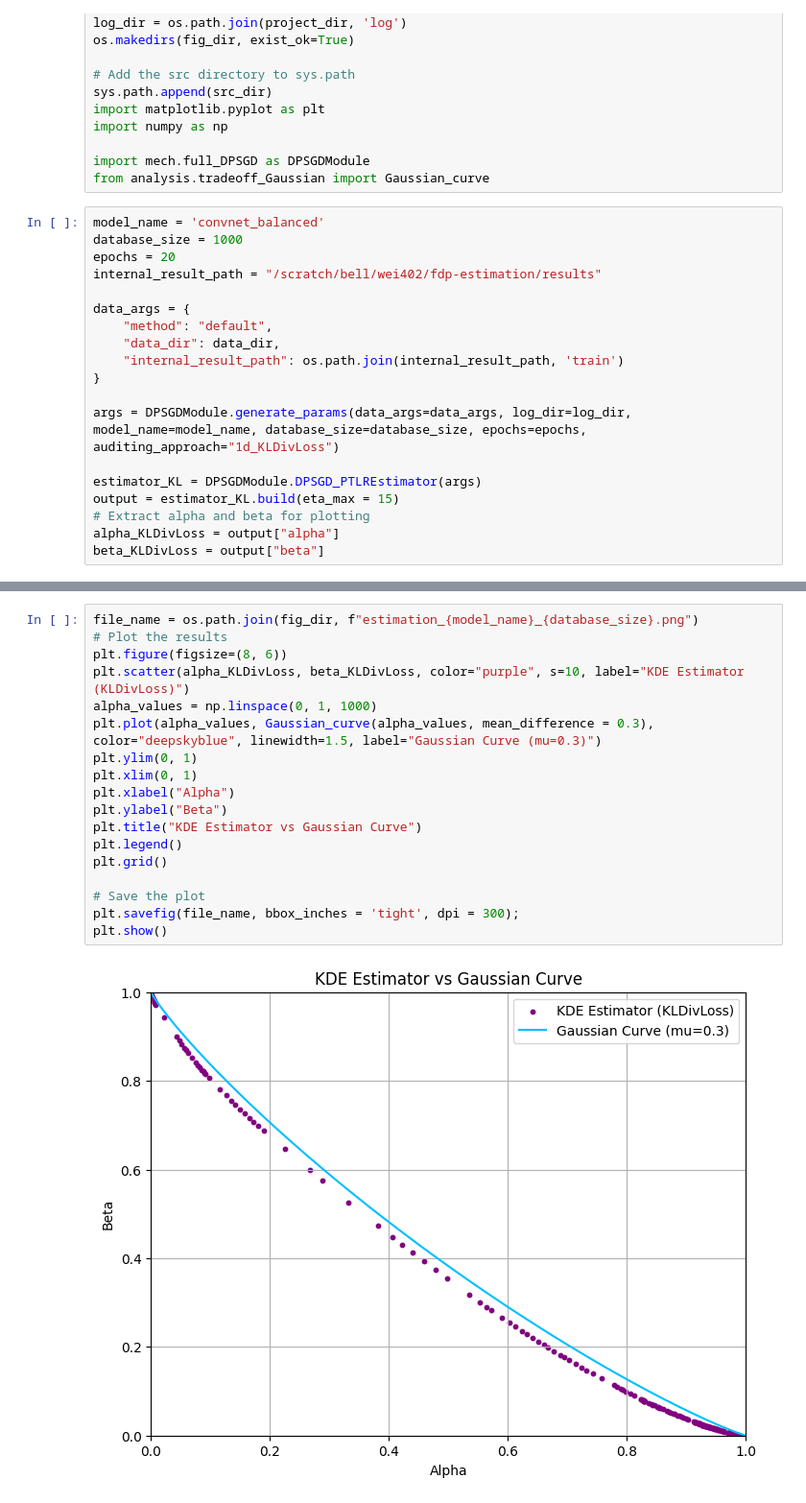
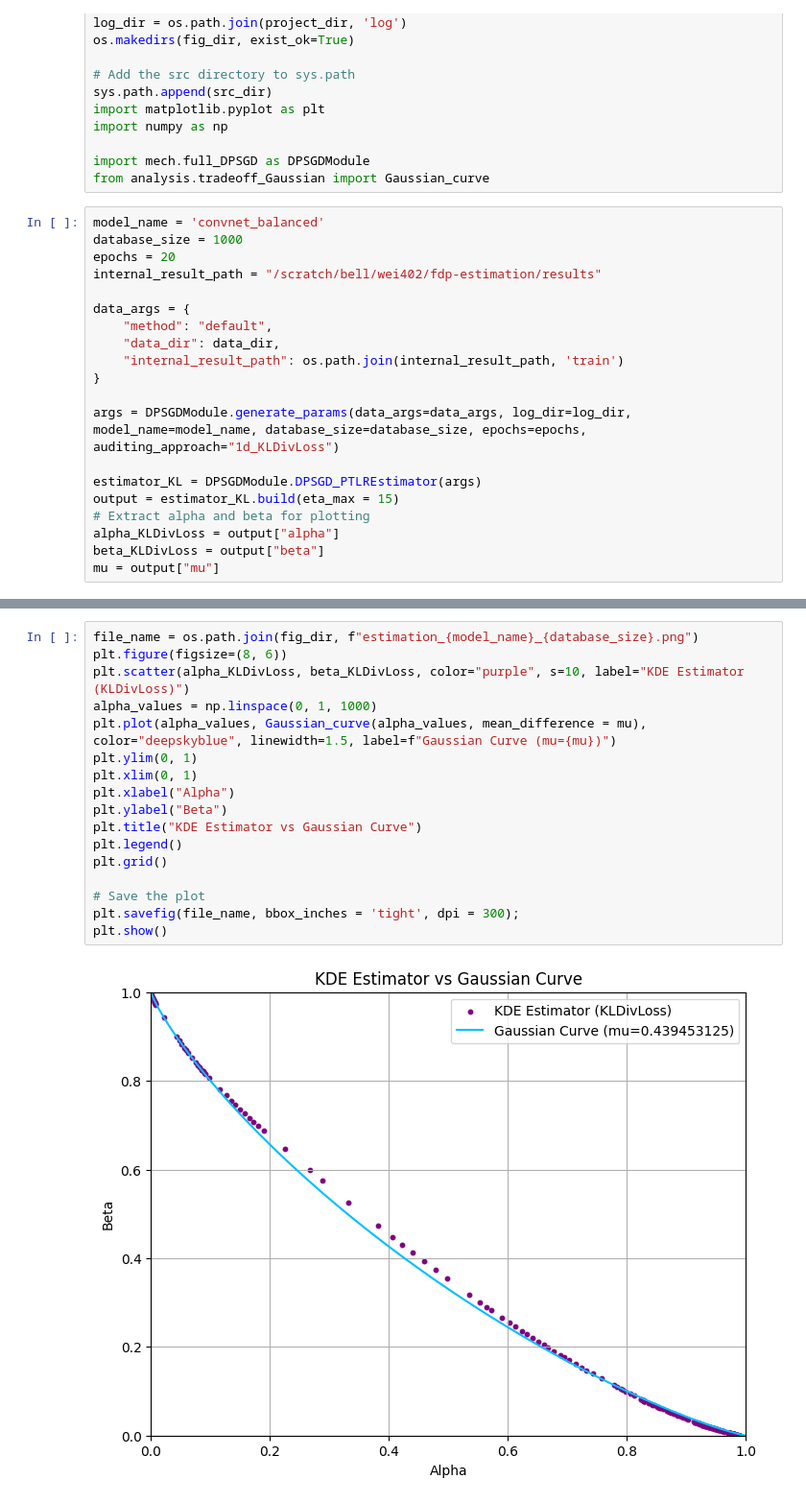
Before and after one commit to hadimalik12/fdp-estimation, a Jupyter notebook: notebook/ptlr estimation/estimating_fdp_curve_full_sgd_cnn.ipynb, the cells around one changed output, grey strips where cells are left out. Shown at 96% size. Drawn from its saved outputs; the diff is of its cells as text.

```diff
--- a/notebook/ptlr estimation/estimating_fdp_curve_full_sgd_cnn.ipynb
+++ b/notebook/ptlr estimation/estimating_fdp_curve_full_sgd_cnn.ipynb
@@ -36,5 +36,6 @@ output = estimator_KL.build(eta_max = 15)
 # Extract alpha and beta for plotting
 alpha_KLDivLoss = output["alpha"]
 beta_KLDivLoss = output["beta"]
+mu = output["mu"]
 # %% [output]
 Files already downloaded and verified
@@ -43,20 +44,19 @@ Files already downloaded and verified
 # %%
 file_name = os.path.join(fig_dir, f"estimation_{model_name}_{database_size}.png")
-# Plot the results
 plt.figure(figsize=(8, 6))
 plt.scatter(alpha_KLDivLoss, beta_KLDivLoss, color="purple", s=10, label="KDE Estimator (KLDivLoss)")
 alpha_values = np.linspace(0, 1, 1000)
-plt.plot(alpha_values, Gaussian_curve(alpha_values, mean_difference = 0.3), color="deepskyblue", linewidth=1.5, label="Gaussian Curve (mu=0.3)")
+plt.plot(alpha_values, Gaussian_curve(alpha_values, mean_difference = mu), color="deepskyblue", linewidth=1.5, label=f"Gaussian Curve (mu={mu})")
 plt.ylim(0, 1)
 plt.xlim(0, 1)
 plt.xlabel("Alpha")
 plt.ylabel("Beta")
 plt.title("KDE Estimator vs Gaussian Curve")
 plt.legend()
 plt.grid()
 
 # Save the plot
 plt.savefig(file_name, bbox_inches = 'tight', dpi = 300);
 plt.show()
 # %% [output]
-[figure, old version]
+[figure, new version]
```
Also changed, not shown: parts of 1 cell of this notebook, 2 other files.
